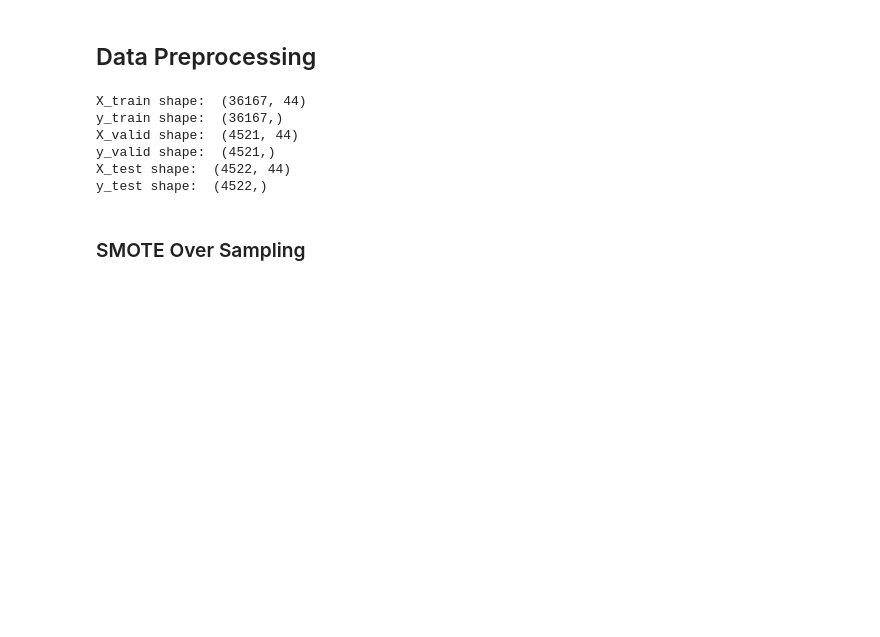
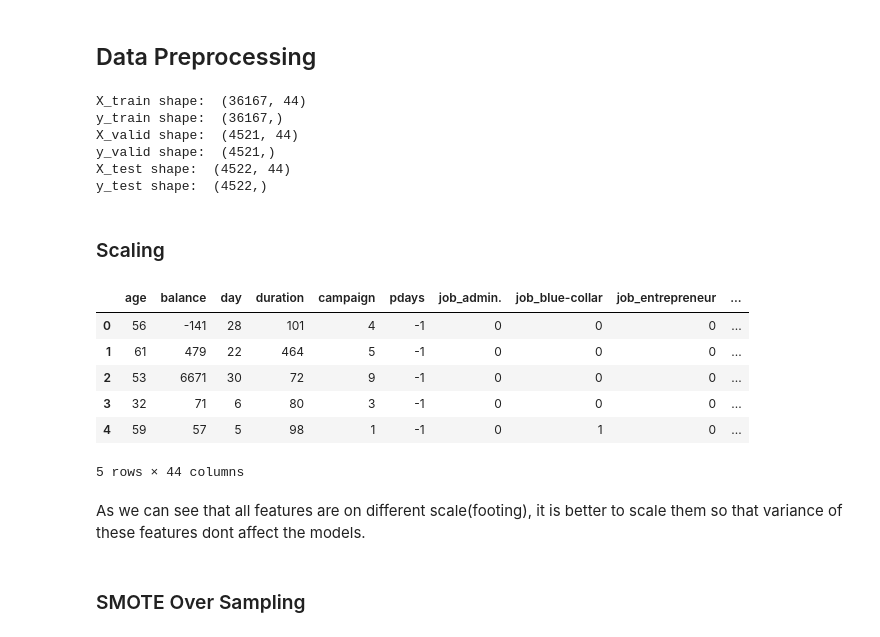
Before and after one commit to NandishRPatel/DATA-SCIENCE-PROJECTS, a Jupyter notebook: BANK MARKETING DATA/Project_Notebook.ipynb, the cells around one changed output. Saved outputs shown, nothing was run; the diff lists cells and outputs as text; code cells hidden in the pictures; blank space fills up the shorter version.

```diff
--- a/BANK MARKETING DATA/Project_Notebook.ipynb
+++ b/BANK MARKETING DATA/Project_Notebook.ipynb
@@ -884,3 +886,17 @@ X_valid shape:  (4521, 44)
 y_valid shape:  (4521,)
 X_test shape:  (4522, 44)
 y_test shape:  (4522,)
+# %% [markdown]
+### Scaling
+# %%
+X_train.head()
+# %% [output]
+|  | age | balance | day | duration | campaign | pdays | job_admin. | job_blue-collar | job_entrepreneur | ... |
+| 0 | 56 | -141 | 28 | 101 | 4 | -1 | 0 | 0 | 0 | ... |
+| 1 | 61 | 479 | 22 | 464 | 5 | -1 | 0 | 0 | 0 | ... |
+| 2 | 53 | 6671 | 30 | 72 | 9 | -1 | 0 | 0 | 0 | ... |
+| 3 | 32 | 71 | 6 | 80 | 3 | -1 | 0 | 0 | 0 | ... |
+| 4 | 59 | 57 | 5 | 98 | 1 | -1 | 0 | 1 | 0 | ... |
+5 rows × 44 columns
+# %% [markdown]
+As we can see that all features are on different scale(footing), it is better to scale them so that variance of these features dont affect the models.
```
Also changed, not shown: parts of 16 cells of this notebook, 1 other file.
